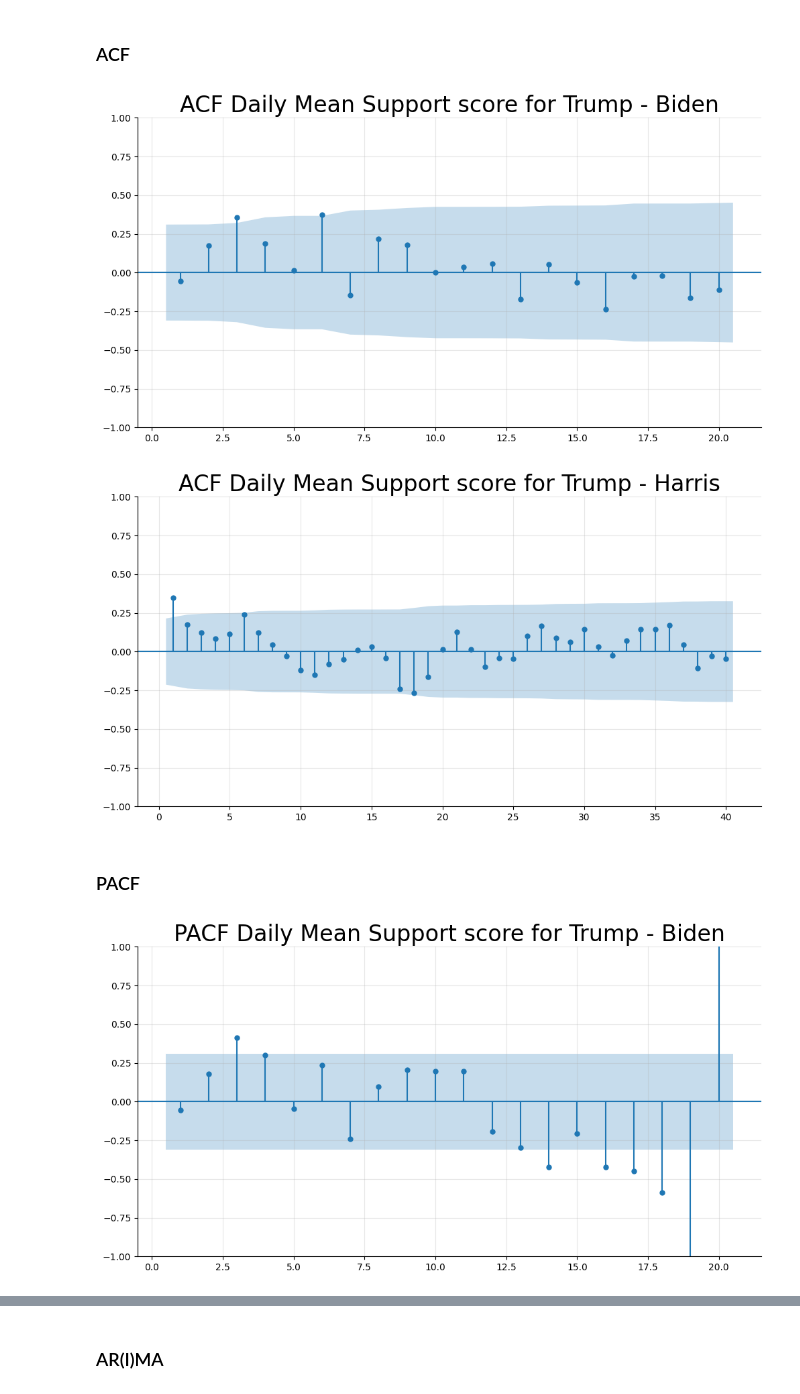
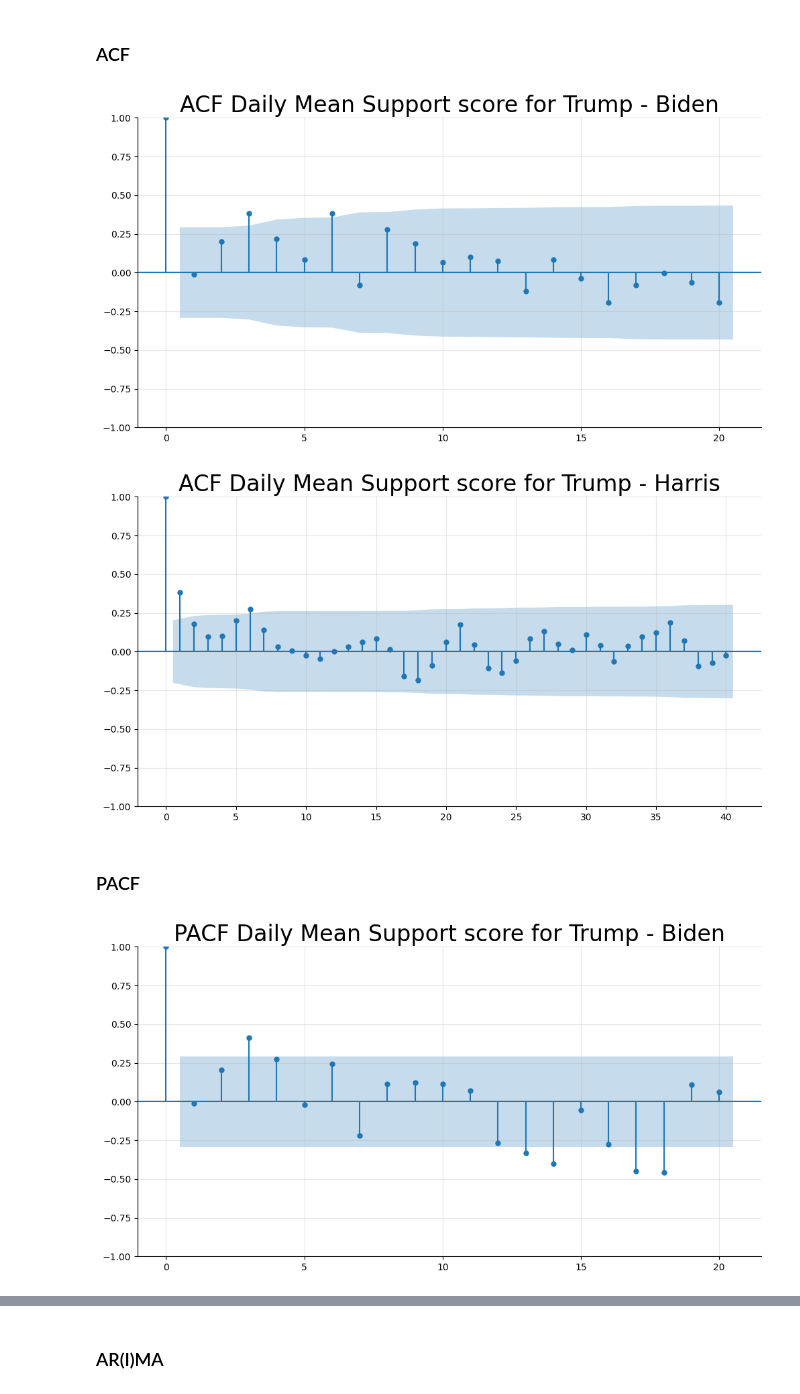
Before and after one commit to bnvulpe/votecore, a Jupyter notebook: scripts/data_mining.ipynb, the cells around one changed output, grey strips where cells are left out. Saved outputs shown, nothing was run; the diff lists cells and outputs as text; code cells hidden in the pictures.

```diff
--- a/scripts/data_mining.ipynb
+++ b/scripts/data_mining.ipynb
@@ -936,8 +979,8 @@ p-value: 7.397471e-08
 Since the p-value is much smaller than 0.05, we reject the null hypothesis and conclude that this time series is **stationary** (i.e., it does not have a unit root).
 Critical Values: The test statistic is significantly lower than the critical values at all levels, confirming the rejection of the null hypothesis.
 # %%
-train_size_biden = int(len(trump_biden_diff) * 0.8)
-train_size_harris = int(len(trump_harris_diff) * 0.8)
+train_size_biden = int(len(trump_biden_diff) * 0.9)
+train_size_harris = int(len(trump_harris_diff) * 0.9)
 trump_biden_diff_train = trump_biden_diff.iloc[:train_size_biden]
 trump_biden_diff_test = trump_biden_diff.iloc[train_size_biden:]
 trump_harris_diff_train = trump_harris_diff.iloc[:train_size_harris]
@@ -961,23 +1006,23 @@ dtype: float64
 # %% [markdown]
 ### ACF
 # %%
-sgt.plot_acf(trump_biden_diff_train, lags = 20, zero = False)
+sgt.plot_acf(trump_biden_diff_train, lags = 20, zero = True)
 plt.title("ACF Daily Mean Support score for Trump - Biden", size = 24)
 plt.show()
 # %% [output]
-[figure, old version]
+[figure, new version]
 # %%
-sgt.plot_acf(trump_harris_diff_train, lags = 40, zero = False)
+sgt.plot_acf(trump_harris_diff_train, lags = 40, zero = True)
 plt.title("ACF Daily Mean Support score for Trump - Harris", size = 24)
 plt.show()
 # %% [output]
-[figure, old version]
+[figure, new version]
 # %% [markdown]
 ### PACF
 # %%
-sgt.plot_pacf(trump_biden_diff_train, lags = 20, zero = False, method = ('ols'))
+sgt.plot_pacf(trump_biden_diff_train, lags = 20, zero = True, method = ('ols'))
 plt.title("PACF Daily Mean Support score for Trump - Biden", size = 24)
 plt.show()
 # %% [output]
-[figure, old version]
+[figure, new version]
 # %%
```
Also changed, not shown: parts of 21 cells of this notebook.
